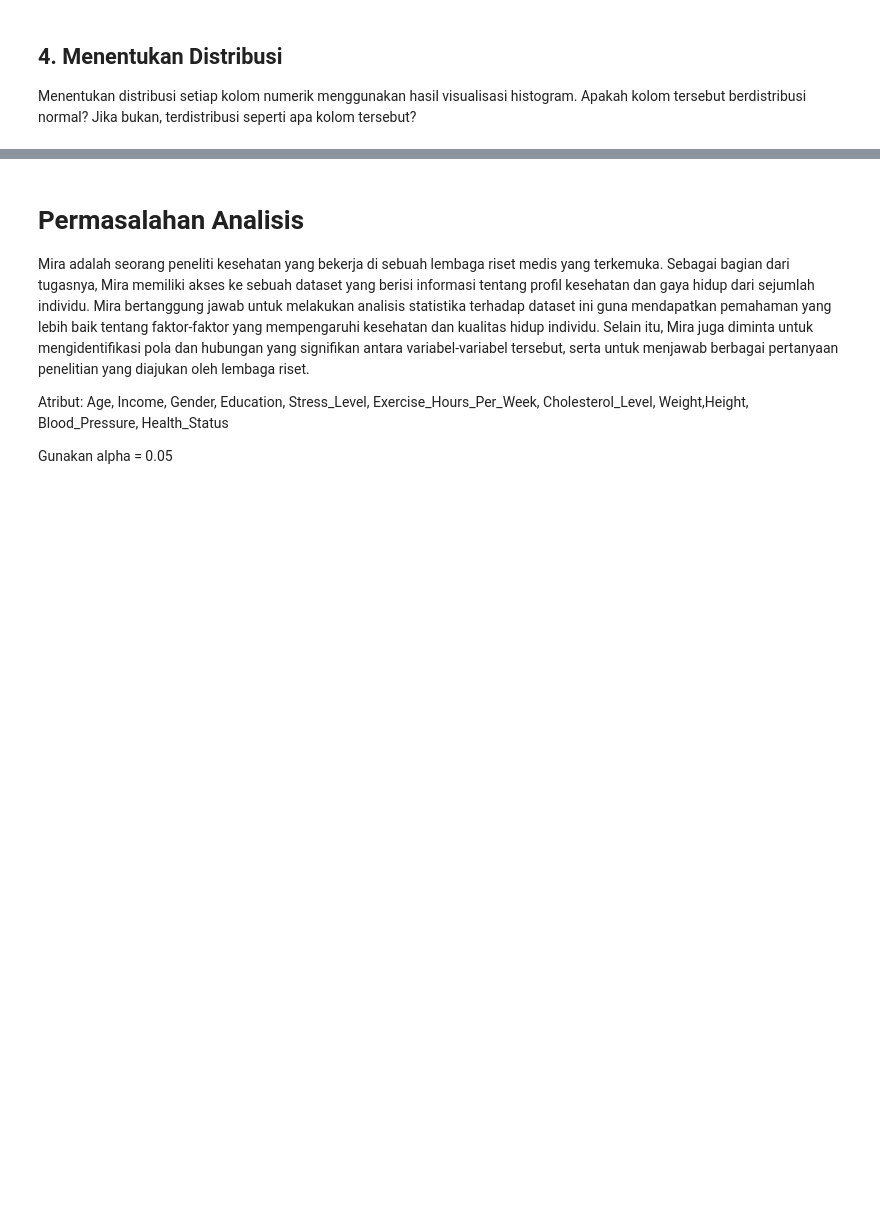
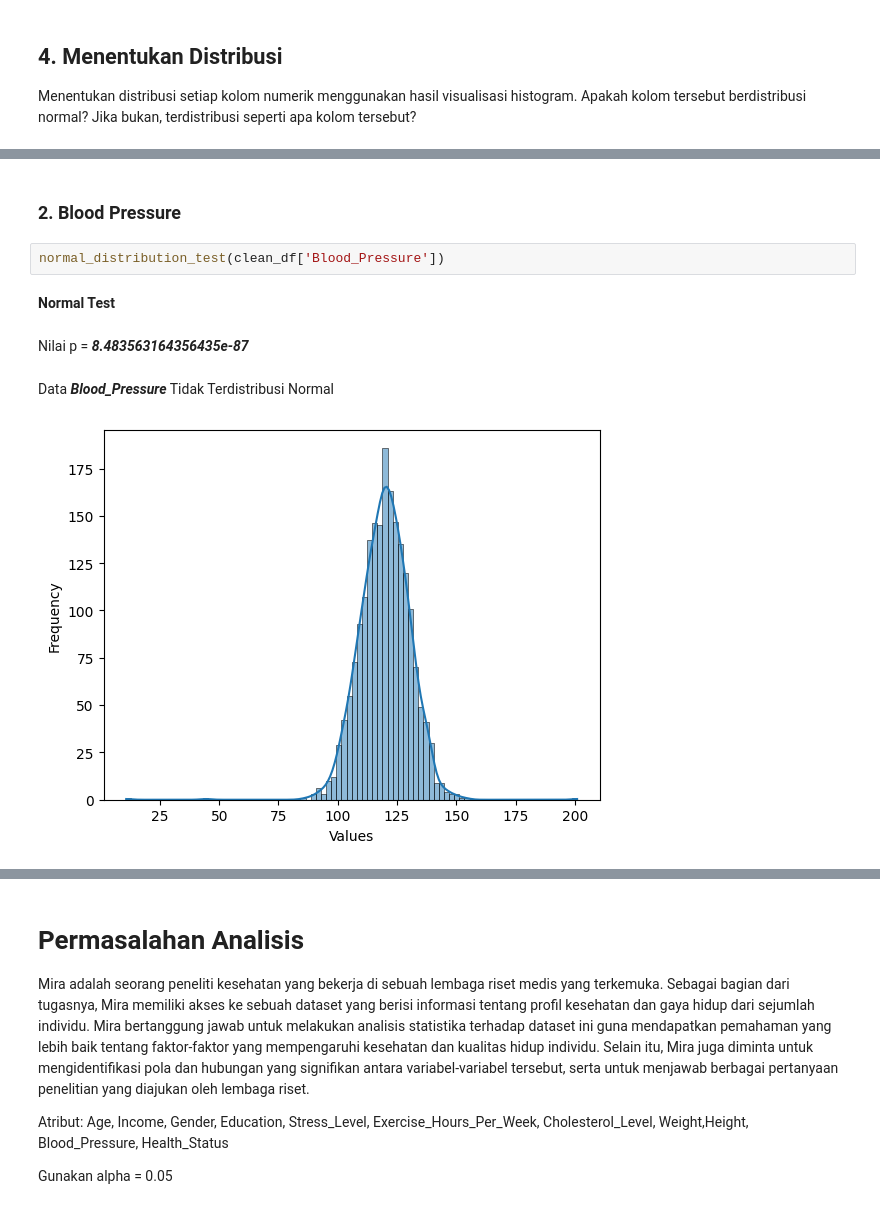
Before and after one commit to Farhannr28/K01-IF2220-13522037-13522039, a Jupyter notebook: Tugas_Besar_Probstat.ipynb, the cells around one changed output, grey strips where cells are left out. Drawn from its saved outputs; the diff is of its cells as text; blank space fills up the shorter version.

```diff
--- a/Tugas_Besar_Probstat.ipynb
+++ b/Tugas_Besar_Probstat.ipynb
@@ -400,0 +428,9 @@ Menentukan distribusi setiap kolom numerik menggunakan hasil visualisasi histogr
+# %% [markdown]
+### **2. Blood Pressure**
+# %%
+normal_distribution_test(clean_df['Blood_Pressure'])
+# %% [output]
+**Normal Test**
+Nilai p = ***8.483563164356435e-87***
+Data ***Blood_Pressure*** Tidak Terdistribusi Normal
+[figure, added]
```
Also changed, not shown: parts of 23 cells of this notebook.
